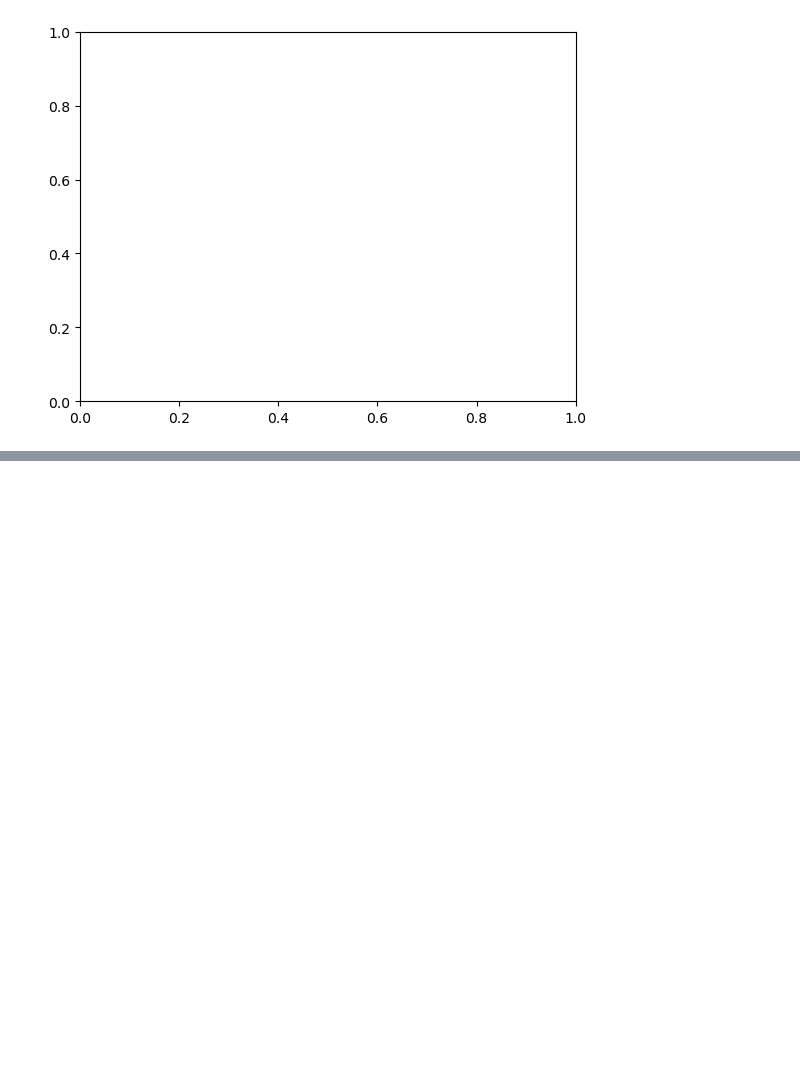
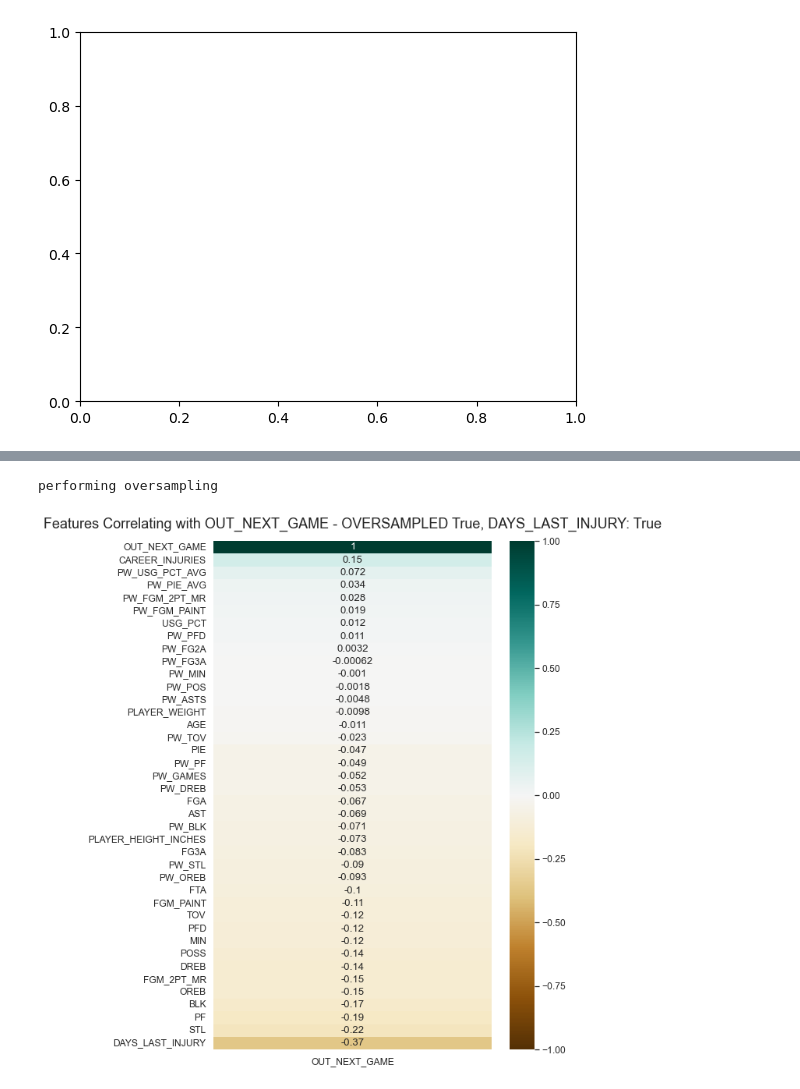
Before and after one commit to NadeemPatel2019/MSDS-456-final-project, a Jupyter notebook: nba_game_logs_eda_2021-22.ipynb, the cells around one changed output, grey strips where cells are left out. Drawn from its saved outputs; the diff is of its cells as text; code cells hidden in the pictures; blank space fills up the shorter version.

```diff
--- a/nba_game_logs_eda_2021-22.ipynb
+++ b/nba_game_logs_eda_2021-22.ipynb
@@ -420,10 +397,0 @@ def prep_data(game_logs_df, remove_DAYS_LAST_INJURY):
-# %%
-remove_DAYS_LAST_INJURY = False;
-# remove_DAYS_LAST_INJURY = True;
-
-game_logs_subset_X_df, game_logs_subset_Y = prep_data(full_game_logs_df, remove_DAYS_LAST_INJURY)
-
-# split data train/test
-X_train, X_test, Y_train, Y_test = train_test_split(game_logs_subset_X_df,
-                                                    game_logs_subset_Y,
-                                                    test_size=0.2, random_state=42)
@@ -738,0 +424,7 @@ TIMES SAT NEXT GAME WHILE UNDER RUNNING HOT THRESHOLD (*NOT* RECOMMENDED BY MODE
+# %%
+game_logs_subset_X_df, game_logs_subset_Y = prep_data(full_game_logs_df)
+
+# split data train/test
+X_train, X_test, Y_train, Y_test = train_test_split(game_logs_subset_X_df,
+                                                    game_logs_subset_Y,
+                                                    test_size=0.2, random_state=42)
@@ -738,0 +437,18 @@ TIMES SAT NEXT GAME WHILE UNDER RUNNING HOT THRESHOLD (*NOT* RECOMMENDED BY MODE
+# %%
+# oversample...OVERSAMPLE!
+# perform_oversample = False
+perform_oversample = True
+if perform_oversample:
+    print('performing oversampling')
+    oversample = SMOTE()
+    X_train,Y_train=oversample.fit_resample(X_train,Y_train)
+# %% [output]
+performing oversampling
+# %%
+X_train_copy = X_train.copy()
+X_train_copy.loc[:,'OUT_NEXT_GAME'] = Y_train
+plt.figure(figsize=(8, 12))
+heatmap = sns.heatmap(X_train_copy.corr()[['OUT_NEXT_GAME']].sort_values(by='OUT_NEXT_GAME', ascending=False), vmin=-1, vmax=1, annot=True, cmap='BrBG')
+heatmap.set_title('Features Correlating with OUT_NEXT_GAME - OVERSAMPLED ' + str(perform_oversample) + ', DAYS_LAST_INJURY: ' + str(not REMOVE_DAYS_LAST_INJURY), fontdict={'fontsize':18}, pad=16);
+# %% [output]
+[figure, added]
```
Also changed, not shown: parts of 36 cells of this notebook.
